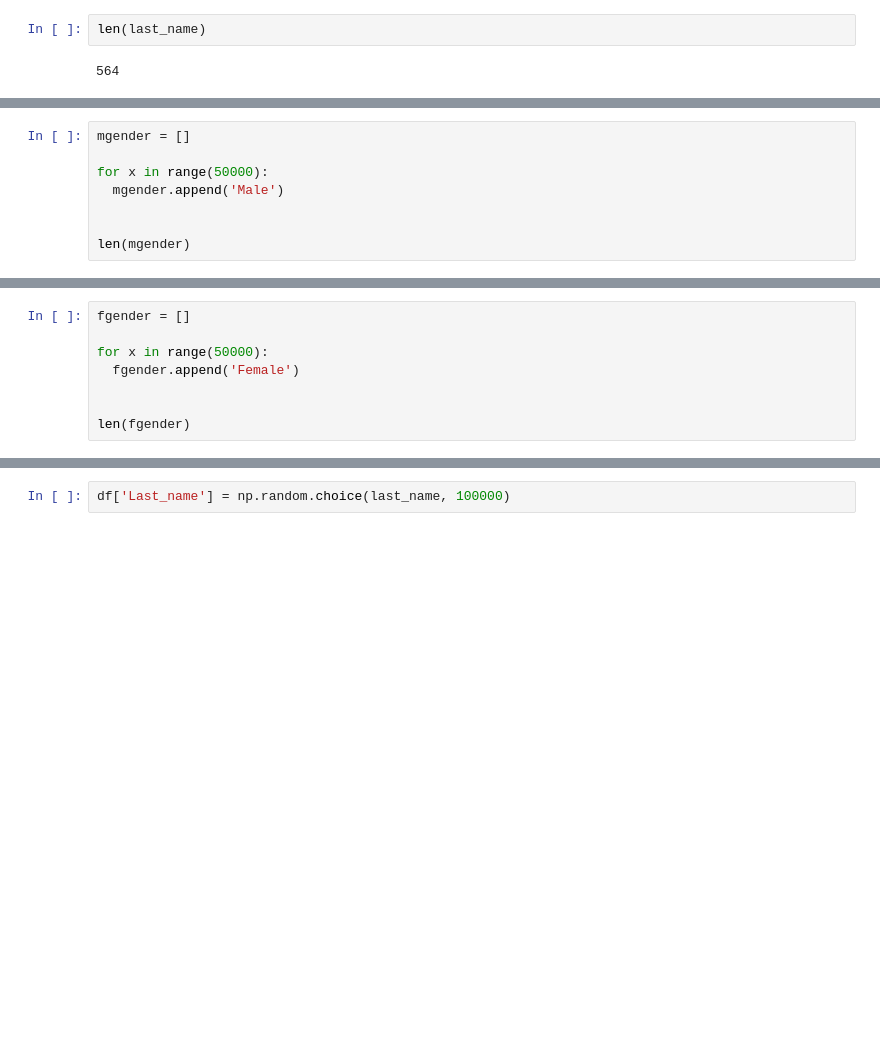
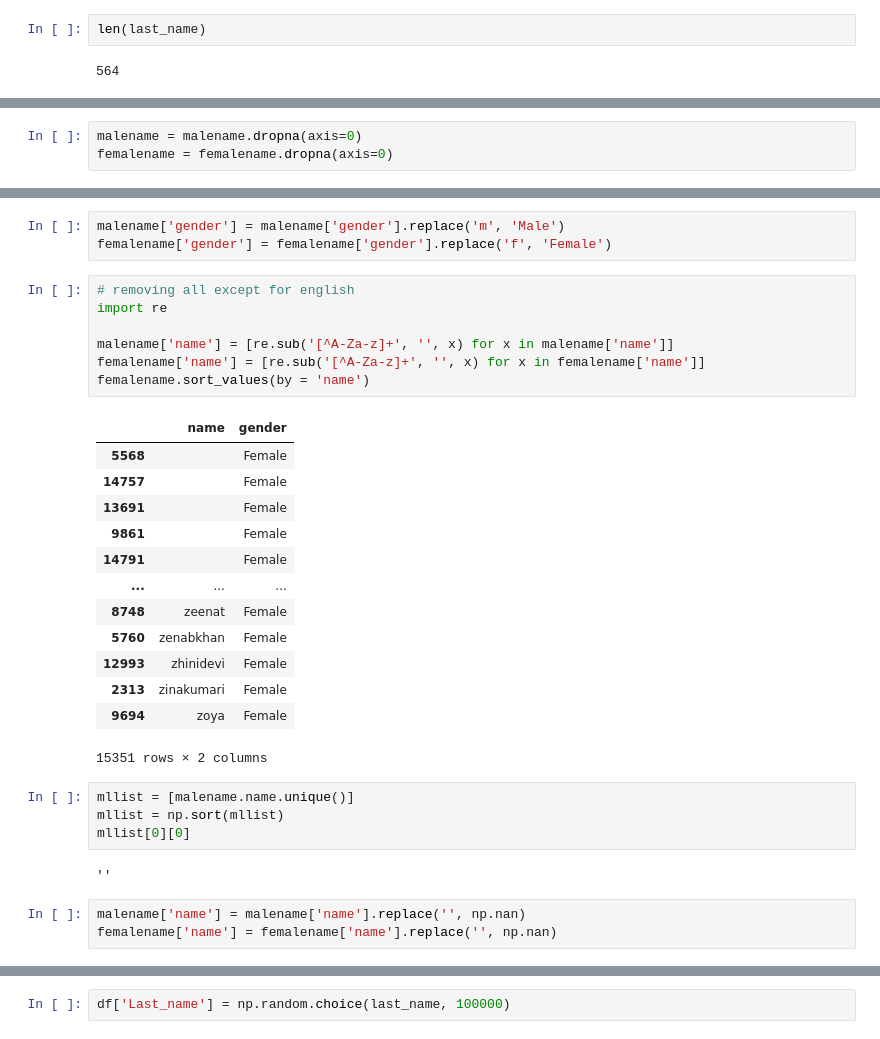
Before and after one commit to sanu1230/iNeuron_Project, a Jupyter notebook: Making_Dataset_for_Business_(short_term)_loan_Banking_Project.ipynb, the cells around one changed output, grey strips where cells are left out. Drawn from its saved outputs; the diff is of its cells as text; blank space fills up the shorter version.

```diff
--- a/Making_Dataset_for_Business_(short_term)_loan_Banking_Project.ipynb
+++ b/Making_Dataset_for_Business_(short_term)_loan_Banking_Project.ipynb
@@ -133,8 +93,0 @@ femalefirstname50k = np.random.choice(femalefirstname, 50000)
-# %%
-mgender = []
-
-for x in range(50000):
-  mgender.append('Male')
-
-
-len(mgender)
@@ -143,8 +93,0 @@ len(mgender)
-# %%
-fgender = []
-
-for x in range(50000):
-  fgender.append('Female')
-
-
-len(fgender)
@@ -152,0 +103,3 @@ len(fgender)
+# %%
+malename = malename.dropna(axis=0)
+femalename = femalename.dropna(axis=0)
@@ -152,0 +116,33 @@ len(fgender)
+# %%
+malename['gender'] = malename['gender'].replace('m', 'Male')
+femalename['gender'] = femalename['gender'].replace('f', 'Female')
+# %%
+# removing all except for english
+import re
+
+malename['name'] = [re.sub('[^A-Za-z]+', '', x) for x in malename['name']]
+femalename['name'] = [re.sub('[^A-Za-z]+', '', x) for x in femalename['name']]
+femalename.sort_values(by = 'name')
+# %% [output]
+|  | name | gender |
+| 5568 |  | Female |
+| 14757 |  | Female |
+| 13691 |  | Female |
+| 9861 |  | Female |
+| 14791 |  | Female |
+| ... | ... | ... |
+| 8748 | zeenat | Female |
+| 5760 | zenabkhan | Female |
+| 12993 | zhinidevi | Female |
+| 2313 | zinakumari | Female |
+| 9694 | zoya | Female |
+15351 rows × 2 columns
+# %%
+mllist = [malename.name.unique()]
+mllist = np.sort(mllist)
+mllist[0][0]
+# %% [output]
+''
+# %%
+malename['name'] = malename['name'].replace('', np.nan)
+femalename['name'] = femalename['name'].replace('', np.nan)
```
Also changed, not shown: parts of 47 cells of this notebook, 1 other file.
